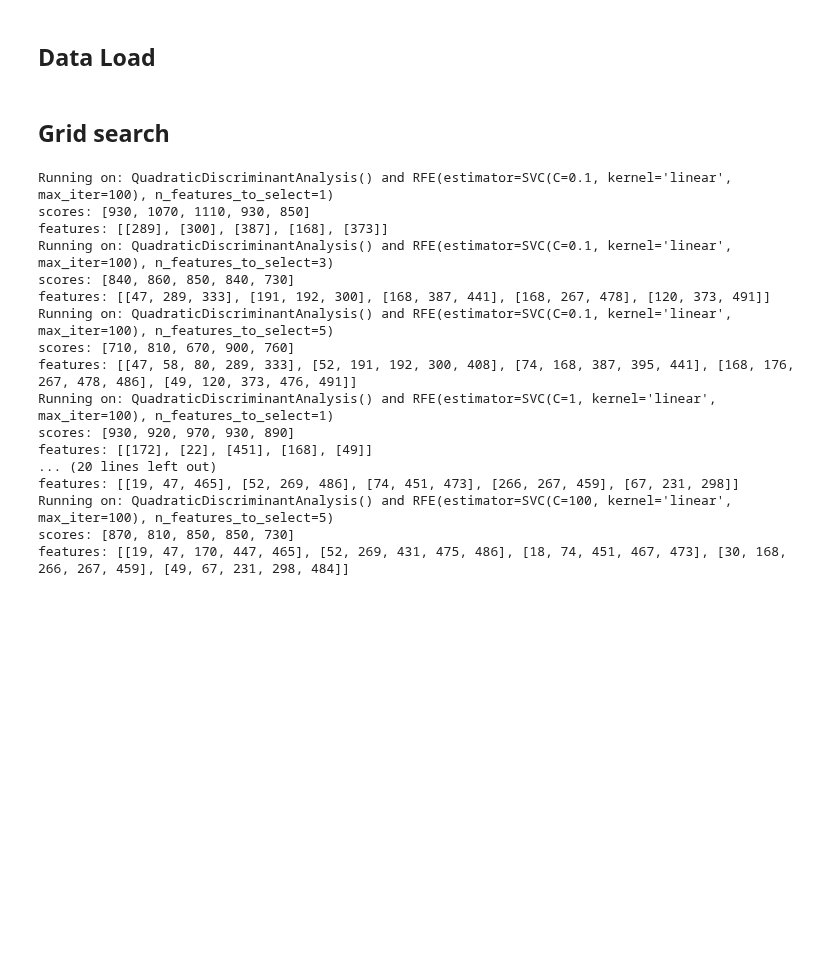
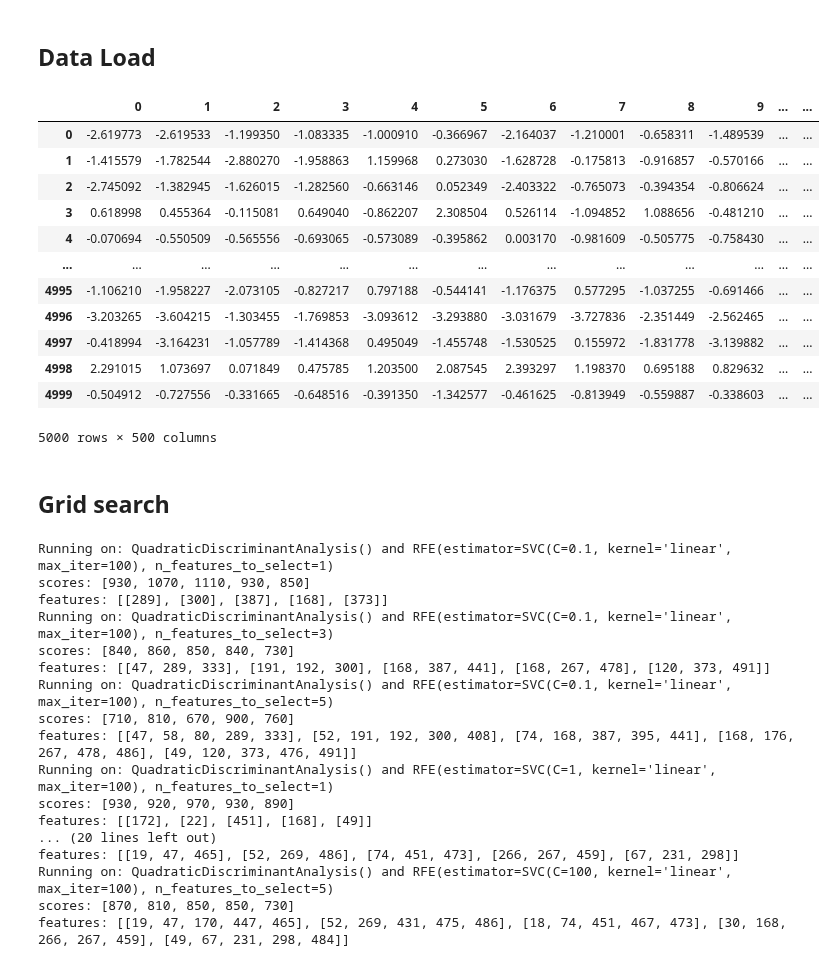
Before and after one commit to kozaka93/2024L-DSAdvancedML, a Jupyter notebook: projects/project2/group3/Narozniak_Czerwonski_Rucinski/codes/src/main_jedrzej.ipynb, the cells around one changed output. Drawn from its saved outputs; the diff is of its cells as text; code cells hidden in the pictures; blank space fills up the shorter version.

```diff
--- a/projects/project2/group3/Narozniak_Czerwonski_Rucinski/codes/src/main_jedrzej.ipynb
+++ b/projects/project2/group3/Narozniak_Czerwonski_Rucinski/codes/src/main_jedrzej.ipynb
@@ -46,6 +46,22 @@ x_test_path = "./../../data/x_test.txt"
 X = pd.read_csv(x_train_path, delim_whitespace=True, header=None)
 y = pd.read_csv(y_train_path, delim_whitespace=True, header=None)
 X_real_test = pd.read_csv(x_test_path, delim_whitespace=True, header=None)
+# %%
+X
+# %% [output]
+|  | 0 | 1 | 2 | 3 | 4 | 5 | 6 | 7 | 8 | 9 | ... | ... |
+| 0 | -2.619773 | -2.619533 | -1.199350 | -1.083335 | -1.000910 | -0.366967 | -2.164037 | -1.210001 | -0.658311 | -1.489539 | ... | ... |
+| 1 | -1.415579 | -1.782544 | -2.880270 | -1.958863 | 1.159968 | 0.273030 | -1.628728 | -0.175813 | -0.916857 | -0.570166 | ... | ... |
+| 2 | -2.745092 | -1.382945 | -1.626015 | -1.282560 | -0.663146 | 0.052349 | -2.403322 | -0.765073 | -0.394354 | -0.806624 | ... | ... |
+| 3 | 0.618998 | 0.455364 | -0.115081 | 0.649040 | -0.862207 | 2.308504 | 0.526114 | -1.094852 | 1.088656 | -0.481210 | ... | ... |
+| 4 | -0.070694 | -0.550509 | -0.565556 | -0.693065 | -0.573089 | -0.395862 | 0.003170 | -0.981609 | -0.505775 | -0.758430 | ... | ... |
+| ... | ... | ... | ... | ... | ... | ... | ... | ... | ... | ... | ... | ... |
+| 4995 | -1.106210 | -1.958227 | -2.073105 | -0.827217 | 0.797188 | -0.544141 | -1.176375 | 0.577295 | -1.037255 | -0.691466 | ... | ... |
+| 4996 | -3.203265 | -3.604215 | -1.303455 | -1.769853 | -3.093612 | -3.293880 | -3.031679 | -3.727836 | -2.351449 | -2.562465 | ... | ... |
+| 4997 | -0.418994 | -3.164231 | -1.057789 | -1.414368 | 0.495049 | -1.455748 | -1.530525 | 0.155972 | -1.831778 | -3.139882 | ... | ... |
+| 4998 | 2.291015 | 1.073697 | 0.071849 | 0.475785 | 1.203500 | 2.087545 | 2.393297 | 1.198370 | 0.695188 | 0.829632 | ... | ... |
+| 4999 | -0.504912 | -0.727556 | -0.331665 | -0.648516 | -0.391350 | -1.342577 | -0.461625 | -0.813949 | -0.559887 | -0.338603 | ... | ... |
+5000 rows × 500 columns
 # %% [markdown]
 ## Grid search ##
 # %%
```
Also changed, not shown: 4 other files.
